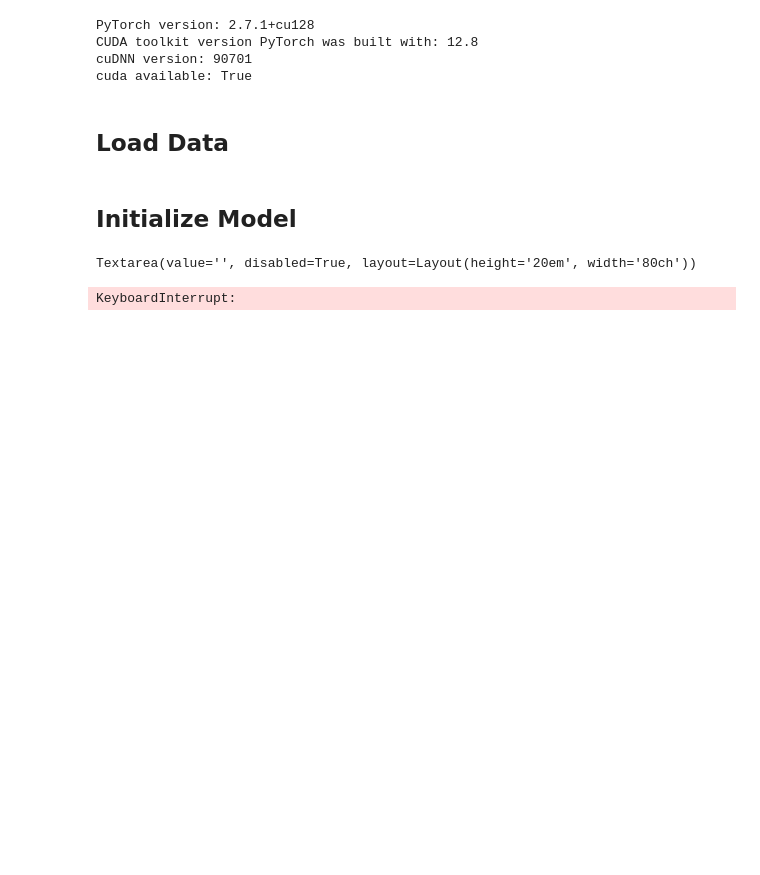
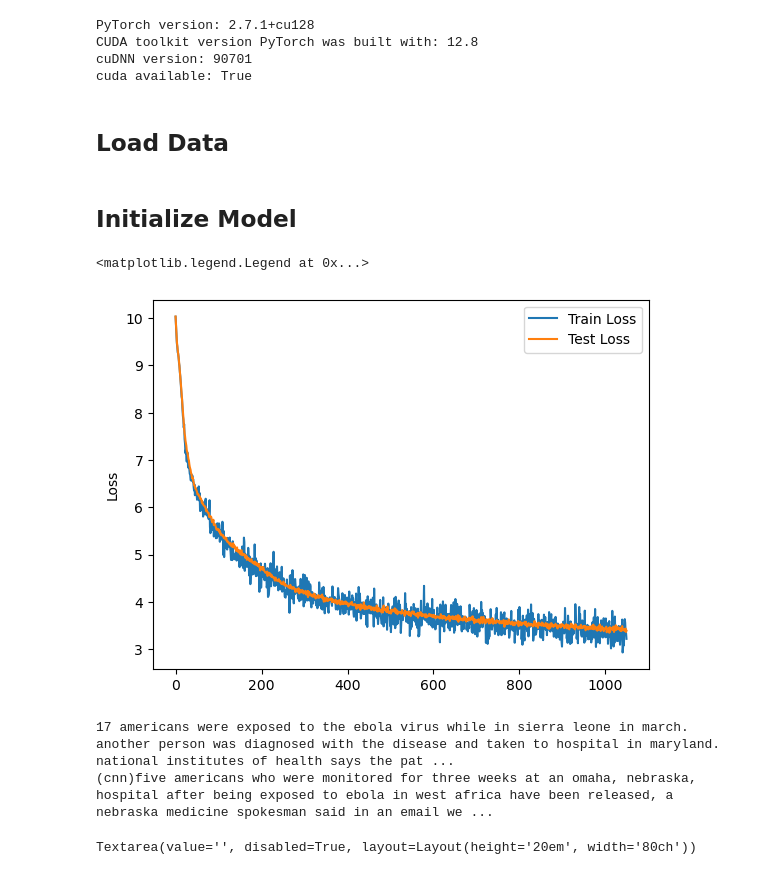
Before and after one commit to KristianWold/sum-and-elab, a Jupyter notebook: notebooks/inference.ipynb, the cells around one changed output. Saved outputs shown, nothing was run; the diff lists cells and outputs as text; code cells hidden in the pictures; blank space fills up the shorter version.

```diff
--- a/notebooks/inference.ipynb
+++ b/notebooks/inference.ipynb
@@ -55,5 +56,30 @@ optimizer_grouped_parameters = group_decay_parameters(
     no_decay=["bias", "LayerNorm.weight"],
     )
 
+criterion = torch.nn.CrossEntropyLoss()
+optimizer = torch.optim.AdamW(optimizer_grouped_parameters, lr=5e-5)
+scaler = torch.amp.GradScaler("cuda")
 loss_train_list = []
-loss_eval_list = []
+loss_test_list = []
+
+num_epochs      = 1
+steps_per_epoch = 1
+warmup_steps    = 1000
+
+def lr_lambda(step):
+    if step < warmup_steps:
+        return float(step) / float(max(1, warmup_steps))
+    return 1.0
+
+scheduler = torch.optim.lr_scheduler.LambdaLR(optimizer, lr_lambda)
+
+[model,
+optimizer,
+scheduler,
+loss_train_list,
+loss_test_list] = load_checkpoint("../models/checkpoint_transformer_3epoch.pth",
+                                  model,
+                                  optimizer,
+                                  scheduler,
+                                  loss_train_list,
+                                  loss_test_list)
@@ -142,0 +86,8 @@ inference = Inference(model, tokenizer, context_length=1024, device=device)
+# %%
+plt.plot(loss_train_list, label='Train Loss')
+plt.plot(loss_test_list, label='Test Loss')
+plt.ylabel('Loss')
+plt.legend()
+# %% [output]
+<matplotlib.legend.Legend at 0x...>
+[figure, added]
@@ -143,9 +99,19 @@ inference = Inference(model, tokenizer, context_length=1024, device=device)
+# %%
+highlight = highlight_list[3]
+article = article_list[3]
+
+print(highlight)
+print(article)
+# %% [output]
+17 americans were exposed to the ebola virus while in sierra leone in march. another person was diagnosed with the disease and taken to hospital in maryland. national institutes of health says the pat ...
+(cnn)five americans who were monitored for three weeks at an omaha, nebraska, hospital after being exposed to ebola in west africa have been released, a nebraska medicine spokesman said in an email we ...
 # %%
-text = "<s><h>A magical horse was spotted in England. It was found in a field. The magical horse is able to breath fire. Scientists don't know where it came from.<b>"
+text = "<s><h>" + highlight + "<b>"
+#text = "<s><b>" + article + "<h>"
 
-T = 1
-k = 50
-inference.run(text, T, k)
+torch.manual_seed(42)
+inference.run(text,
+              T = 1,
+              k = 50)
 # %% [output]
 Textarea(value='', disabled=True, layout=Layout(height='20em', width='80ch'))
-KeyboardInterrupt:
```
Also changed, not shown: parts of 8 cells of this notebook, 10 other files.
